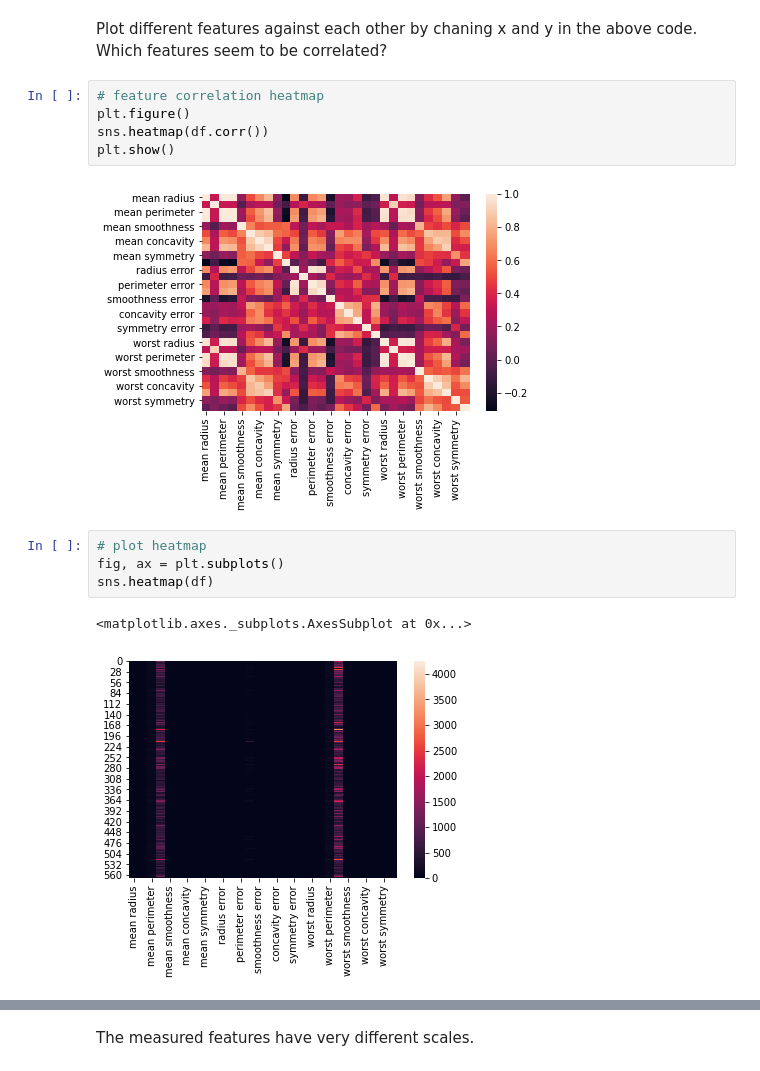
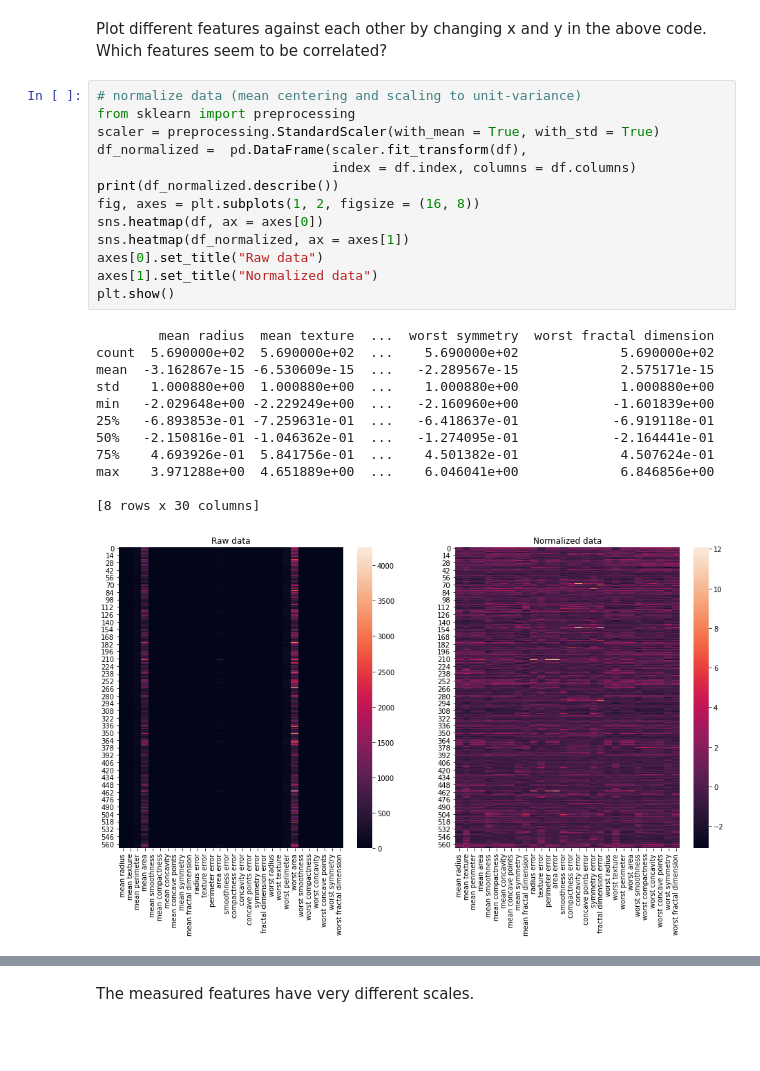
Before and after one commit to cmbi/pca_intro, a Jupyter notebook: Introduction.ipynb, the cells around one changed output, grey strips where cells are left out. Cells and saved outputs as stored; diff of their text form; blank space fills up the shorter version.

```diff
--- a/Introduction.ipynb
+++ b/Introduction.ipynb
@@ -81,16 +131,28 @@ plt.show()
 # %% [markdown]
-Plot different features against each other by chaning x and y in the above code. Which features seem to be correlated?
+Plot different features against each other by changing x and y in the above code. Which features seem to be correlated?
-# %%
-# feature correlation heatmap
-plt.figure()
-sns.heatmap(df.corr())
-plt.show()
-# %% [output]
-[figure, removed]
-# %%
-# plot heatmap
-fig, ax = plt.subplots()
-sns.heatmap(df)
-# %% [output]
-<matplotlib.axes._subplots.AxesSubplot at 0x...>
-[figure, removed]
+# %%
+# normalize data (mean centering and scaling to unit-variance)
+from sklearn import preprocessing
+scaler = preprocessing.StandardScaler(with_mean = True, with_std = True)
+df_normalized =  pd.DataFrame(scaler.fit_transform(df),
+                              index = df.index, columns = df.columns)
+print(df_normalized.describe())
+fig, axes = plt.subplots(1, 2, figsize = (16, 8))
+sns.heatmap(df, ax = axes[0])
+sns.heatmap(df_normalized, ax = axes[1])
+axes[0].set_title("Raw data")
+axes[1].set_title("Normalized data")
+plt.show()
+# %% [output]
+        mean radius  mean texture  ...  worst symmetry  worst fractal dimension
+count  5.690000e+02  5.690000e+02  ...    5.690000e+02             5.690000e+02
+mean  -3.162867e-15 -6.530609e-15  ...   -2.289567e-15             2.575171e-15
+std    1.000880e+00  1.000880e+00  ...    1.000880e+00             1.000880e+00
+min   -2.029648e+00 -2.229249e+00  ...   -2.160960e+00            -1.601839e+00
+25%   -6.893853e-01 -7.259631e-01  ...   -6.418637e-01            -6.919118e-01
+50%   -2.150816e-01 -1.046362e-01  ...   -1.274095e-01            -2.164441e-01
+75%    4.693926e-01  5.841756e-01  ...    4.501382e-01             4.507624e-01
+max    3.971288e+00  4.651889e+00  ...    6.046041e+00             6.846856e+00
+
+[8 rows x 30 columns]
+[figure, added]
```
Also changed, not shown: parts of 21 cells of this notebook.
